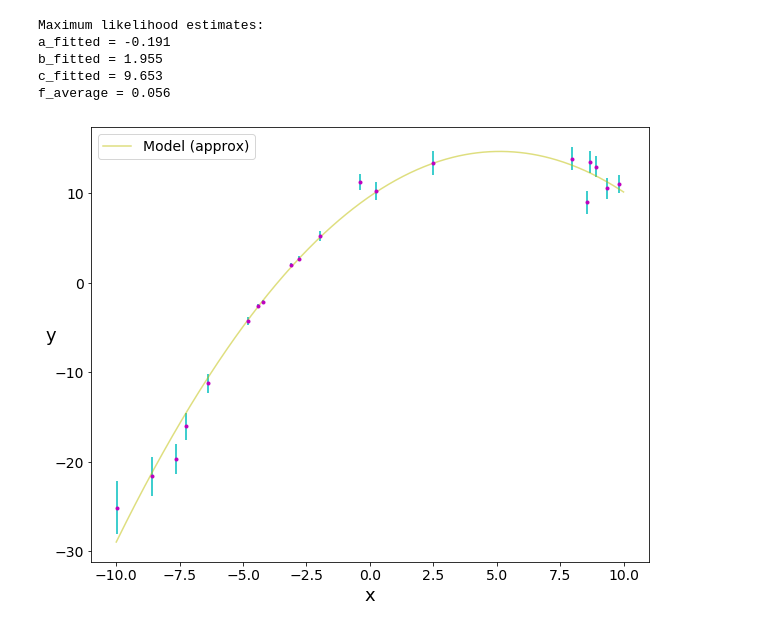
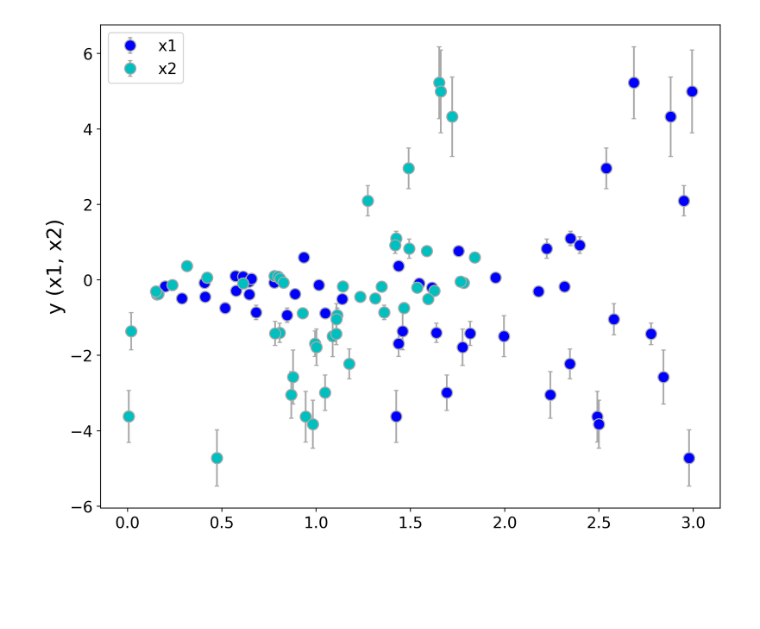
Before and after one commit to space-isa/emcee, a Jupyter notebook: emcee_fake_data_practice-Copy1.ipynb, the cells around one changed output. Saved outputs shown, nothing was run; the diff lists cells and outputs as text; code cells hidden in the pictures; blank space fills up the shorter version.

```diff
--- a/emcee_fake_data_practice-Copy1.ipynb
+++ b/emcee_fake_data_practice-Copy1.ipynb
@@ -21,35 +18,35 @@ data = np.loadtxt( '/Users/Isabel/Documents/Git/fake.dat' )
-# %%
-var1 = data[0:,0]
-var2 = data[0:,1]
-var3 = data[0:,2]
-
-x = np.copy(var1)
-y = np.copy(var2)
-yerr = np.copy(var3)
-x0 = np.linspace(-10,10, 500)
-
-a_approx, b_approx, c_approx = np.polyfit(x,y,2)
-f_approx = np.average(yerr)
-
-print("Maximum likelihood estimates:")
-print("a_fitted = {0:0.3f}".format(a_approx))
-print("b_fitted = {0:0.3f}".format(b_approx))
-print("c_fitted = {0:0.3f}".format(c_approx))
-print("f_average = {0:0.3f}".format(f_approx))
-
-plt.figure(figsize=(10,8))
-plt.errorbar(x,y,yerr=yerr, fmt=".m", ecolor='c', capsize=0)
-plt.plot(x0, a_approx*x0**2 + b_approx * x0 + c_approx, "y", alpha=0.5, label="Model (approx)")
-plt.legend(fontsize=14)
-plt.xlabel("x", fontsize= 18)
-plt.ylabel("y", fontsize= 18, rotation =0)
-plt.xticks(fontsize=14, rotation=0)
-plt.yticks(fontsize=14, rotation=0)
-plt.show()
-# %% [output]
-Maximum likelihood estimates:
-a_fitted = -0.191
-b_fitted = 1.955
-c_fitted = 9.653
-f_average = 0.056
-[figure, removed]
+# %%
+from matplotlib import pyplot as plt
+
+var1 = data[0:,0]
+var2 = data[0:,1]
+var3 = data[0:,2]
+var4 = data[0:,3]
+
+x1 = np.copy(var1)
+x2 = np.copy(var2)
+y = np.copy(var3)
+yerr = np.copy(var4)
+
+a_approx = np.random.uniform(0,5)
+b_approx = np.random.uniform(0,5)
+c_approx = np.random.uniform(0,5)
+d_approx = np.random.uniform(0,5)
+f_approx = np.average(yerr)
+
+#x0 = np.linspace(-10,10, 500)
+
+#a_approx, b_approx, c_approx = np.polyfit(x,y,2)
+# %%
+plt.figure(figsize=(10,8), dpi = 200)
+plt.errorbar(x1,y,yerr=yerr, fmt=".b", markersize = 20, markeredgecolor = 'darkgrey', ecolor='darkgrey', capsize=2, elinewidth=1.5, markeredgewidth=1, alpha = 1)
+plt.errorbar(x2,y,yerr=yerr, fmt=".c", markersize = 20, markeredgecolor = 'darkgrey', ecolor='darkgrey', capsize=2, elinewidth=1.5, markeredgewidth=1)
+
+plt.legend(["x1", "x2"], fontsize=14)
+#plt.xlabel("x", fontsize= 18)
+plt.ylabel("y (x1, x2)", fontsize= 18, rotation = 90)
+plt.xticks(fontsize=14, rotation=0)
+plt.yticks(fontsize=14, rotation=0)
+plt.show()
+# %% [output]
+[figure, added]
```
Also changed, not shown: parts of 17 cells of this notebook.
